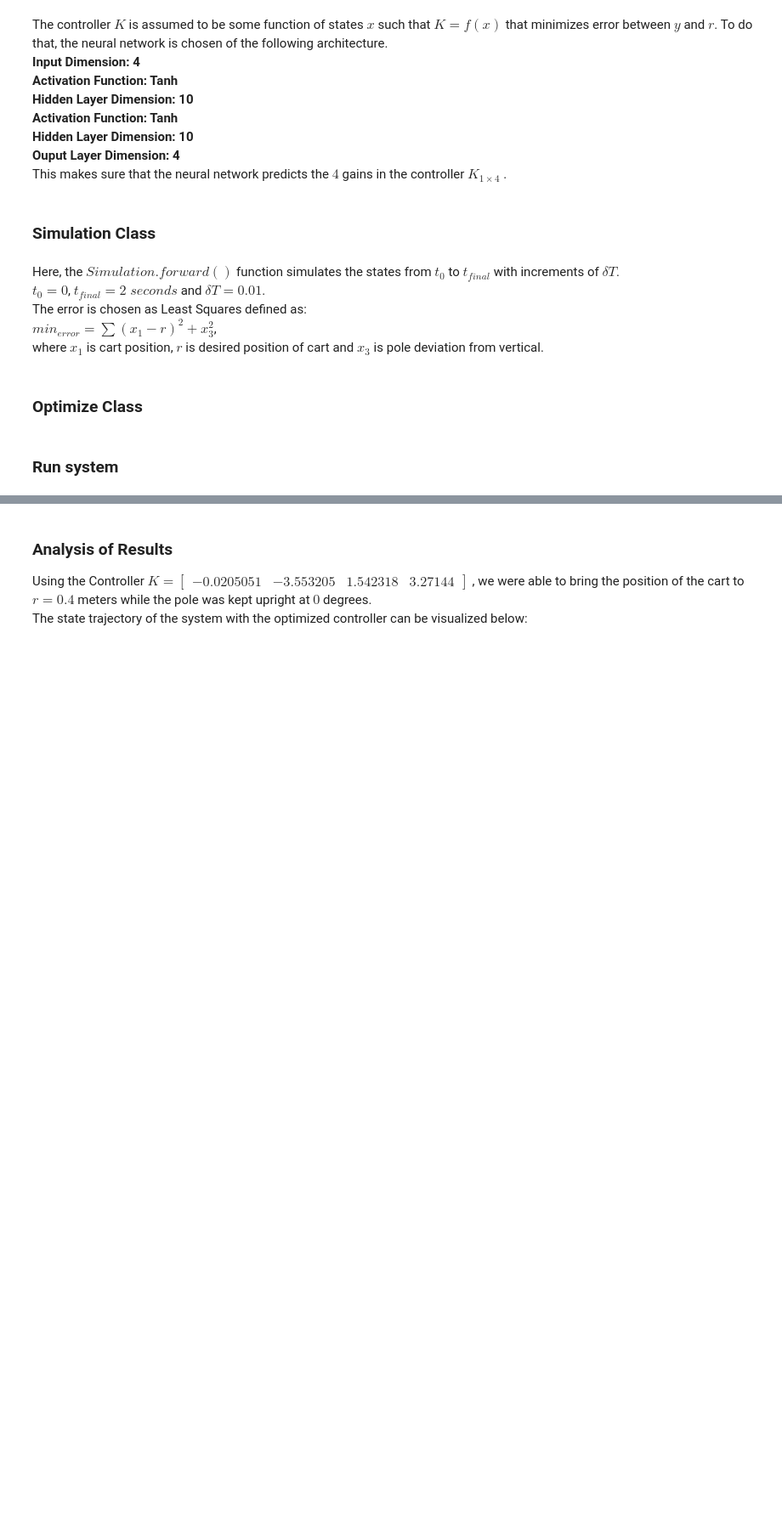
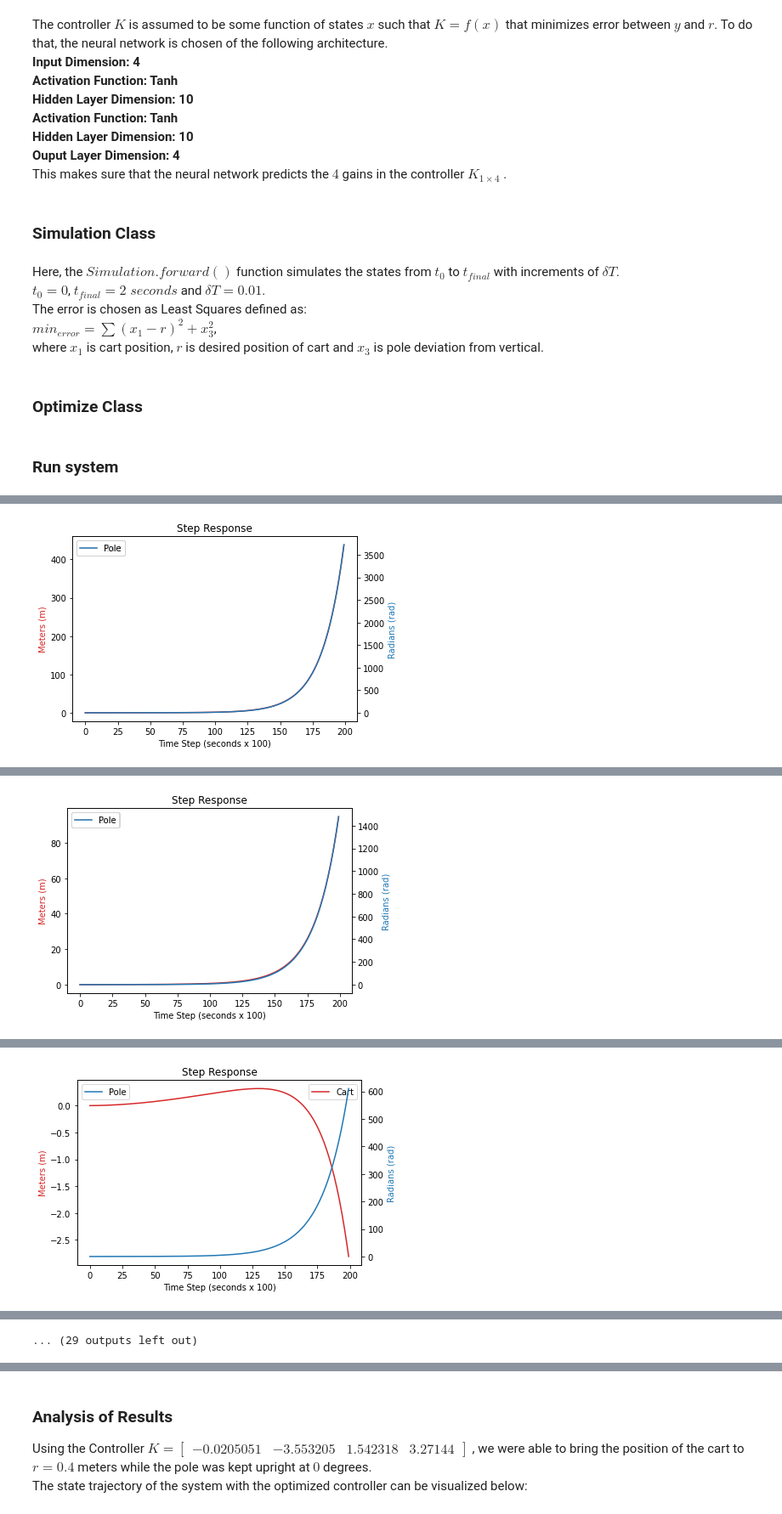
Before and after one commit to omiksave/Design-Optimization, a Jupyter notebook: Project/Project 1.ipynb, the cells around one changed output, grey strips where cells are left out. Shown: that part at 85% size. Saved outputs shown, nothing was run; the diff lists cells and outputs as text; code cells hidden in the pictures; blank space fills up the shorter version.

```diff
--- a/Project/Project 1.ipynb
+++ b/Project/Project 1.ipynb
@@ -132,22 +133,16 @@ class Simulation(nn.Module):
         self.dynamics = dynamics
         self.T = T
         self.ref = ref
-        self.optim = optim.SGD(self.controller.parameters(),lr=0.1)
         self.action_trajectory = []
 
     def forward(self, state):
         self.state_trajectory = []
-        #loss = t.zeros(size=(T,1))
-        state = self.state
         action = self.controller.forward(state)
-        for i in range(T):
+        for _ in range(T):
+            state = self.dynamics.forward(state,action,ref)
             self.state_trajectory.append(state)
-            state = self.dynamics.forward(state,action,ref)
-            loss = self.error(state,ref)
-            self.optim.zero_grad()
-            loss.backward(retain_graph = True)
         self.action_trajectory.append(action)
-        return loss
+        return self.error(state,ref)
 
     @staticmethod
     def initialize_state():
@@ -176,12 +171,11 @@ class Optimize:
     def train(self, epochs):
         loss_vec = [] # Store loss to plot convergence
         for epoch in range(epochs):
-            #loss = self.step()
-            loss = self.simulation(self.simulation.state)
+            loss = self.step()
             loss_vec.append(loss)
             print('[%d] loss: %.3f' % (epoch + 1, loss))
-            #if epoch%5==0:
-               #self.visualize() #Plot States every 5 epochs
+            if epoch%5==0:
+               self.visualize() #Plot States every 5 epochs
         return loss_vec
 
     def visualize(self):
@@ -207,7 +201,7 @@ dim_input = 4 # Number of Inputs to Neural Network = Number of States
 dim_output = 4 # Number of Outputs from Neural Network = Number of Gains of K
 dim_hidden = 10 # Hidden Layers for advanced computation of gains
 ref = 0.4 #Reference Position for Cart
-T = 300 #Time Steps to Simulate
+T = 200 #Time Steps to Simulate
 d = Dynamics()  # define dynamics
 c = Controller(dim_input, dim_hidden, dim_output)  # define controller
 s = Simulation(c,d, T,ref)  # define simulation
@@ -219,0 +212 @@ error = o.train(100) # Store Error for Convergence Plot
+[figure, added]
@@ -220,0 +218 @@ KeyboardInterrupt:
+[figure, added]
@@ -220,0 +224 @@ KeyboardInterrupt:
+[figure, added]
@@ -221,3 +243,4 @@ KeyboardInterrupt:
+... (29 outputs left out)
 # %%
 # Plotting Convergence
 plt.plot(t.tensor(error).detach().numpy())
```
Also changed, not shown: parts of 7 cells of this notebook.
